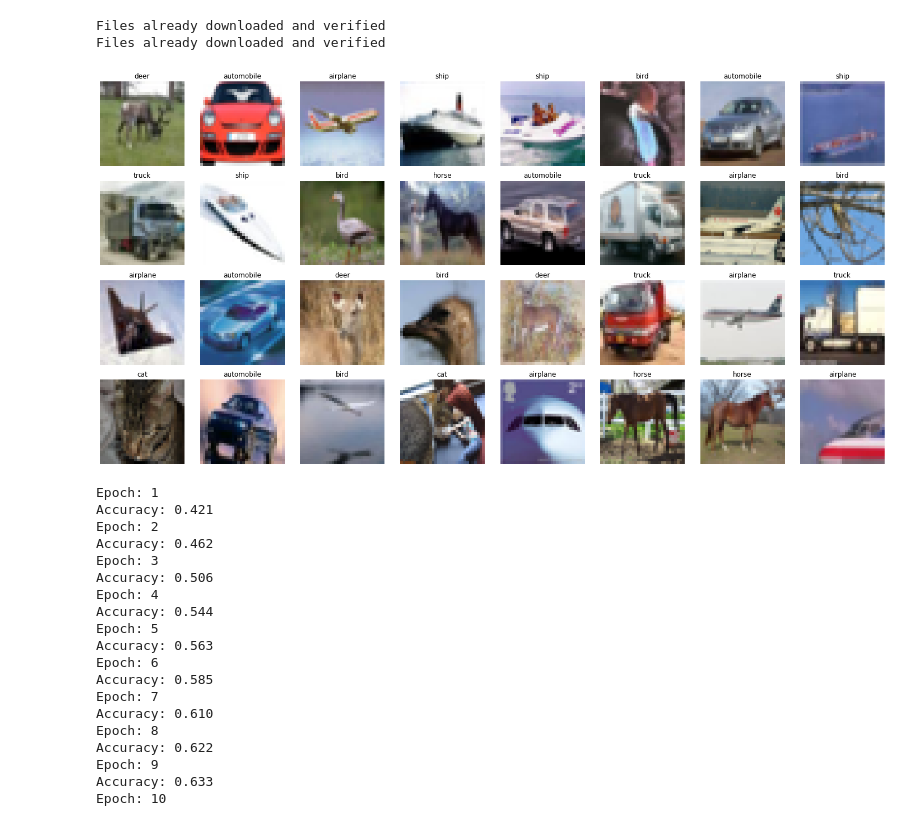
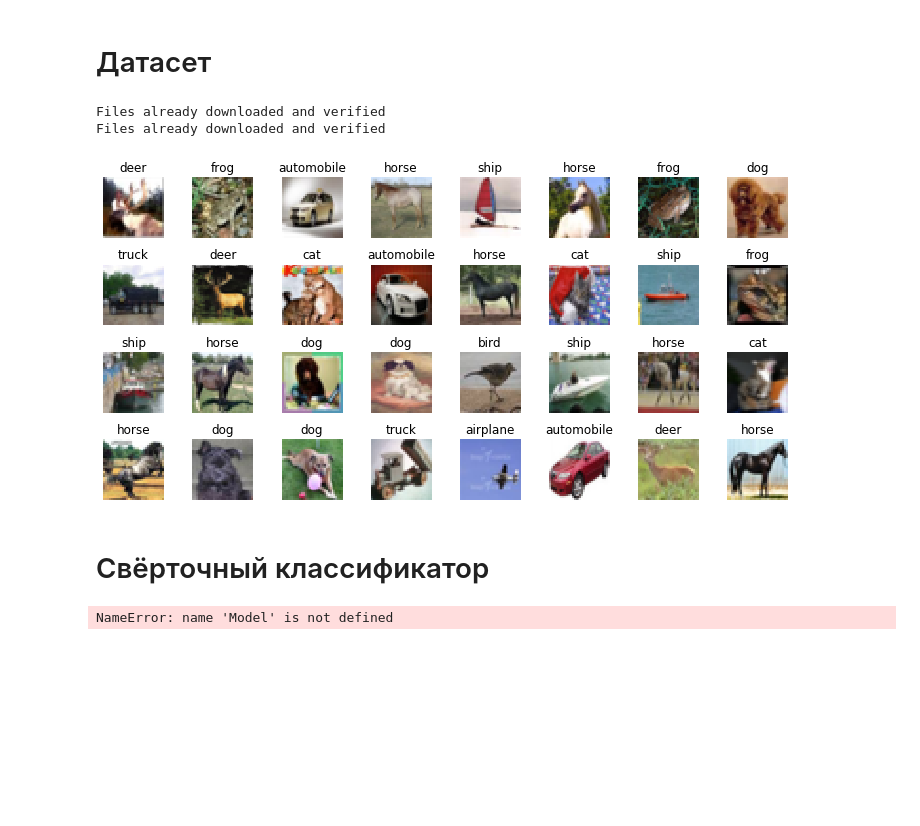
Before and after one commit to atercygnus/Otus-DeepLearningEngeneer, a Jupyter notebook: lesson11/CNN.ipynb, the cells around one changed output. Saved outputs shown, nothing was run; the diff lists cells and outputs as text; code cells hidden in the pictures; blank space fills up the shorter version.

```diff
--- a/lesson11/CNN.ipynb
+++ b/lesson11/CNN.ipynb
@@ -17,7 +15,12 @@ class_names = dict(zip(list(range(10)), meta['label_names']))
+# %% [markdown]
+# Датасет
+# %%
+cifar10_classes = ["airplane", "automobile", "bird", "cat", "deer",
+                   "dog", "frog", "horse", "ship", "truck"]
 # %%
 transform_list = transforms.Compose([
     transforms.ToTensor(),
-    transforms.Normalize((0.5,), (1,)),
+    transforms.Normalize((0.5,), (0.5,)),
 ])
 
 train = datasets.CIFAR10('../data/CIFAR10/train', train=True, download=True, transform=transform_list)
@@ -31,20 +34,22 @@ testset = torch.utils.data.DataLoader(test, batch_size=128, shuffle=True)
 # %%
 batch, labels = next(iter(trainset))
 
-f = plt.figure(figsize=(20, 10))
+f = plt.figure(figsize=(10, 5))
 
 n_rows = 8
 n_cols = 4
 
 for i in range(n_cols*n_rows):
     ax = f.add_subplot(n_cols, n_rows, i+1)
     ax.axis('off')
-    plt.imshow(batch[i].permute(1,2,0)+.5)
-    plt.title(class_names[int(labels[i])])
+    plt.imshow(batch[i].permute(1,2,0)/2+.5)
+    plt.title(cifar10_classes[int(labels[i])])
 
 plt.tight_layout()
 # %% [output]
-[figure, old version]
+[figure, new version]
+# %% [markdown]
+# Свёрточный классификатор
 # %%
 def conv_block(in_ch, inner_ch, out_ch):
     return nn.Sequential(
@@ -120,17 +162,16 @@ def evaluate_accuracy_and_loss(model, testset):
 %%time
 
 model = Model().cuda()
-epochs = 10
+epochs = 25
 
 optimizer = optim.Adamax(model.parameters(), lr=5e-3)
 criterion = nn.CrossEntropyLoss()
 
 for e in range(epochs):
-    print('Epoch: %s' % str(e+1))
 
     model.train()
-    for param_group in optimizer.param_groups:
-        param_group['lr'] = 5e-3*0.9**e
+
+    print('Epoch: %s lr: %.4f' % (str(e+1), get_lr(optimizer)))
 
     for i, (batch, labels) in enumerate(trainset):
 
@@ -144,24 +185,6 @@ for e in range(epochs):
 
     else:
         model.eval()
-        print('Accuracy: %.3f' % evaluate_accuracy_and_loss(model, testset))
+        print('Accuracy: %.3f' % evaluate_accuracy(model, testset))
 # %% [output]
-Epoch: 1
-Accuracy: 0.421
-Epoch: 2
-Accuracy: 0.462
-Epoch: 3
-Accuracy: 0.506
-Epoch: 4
-Accuracy: 0.544
-Epoch: 5
-Accuracy: 0.563
-Epoch: 6
-Accuracy: 0.585
-Epoch: 7
-Accuracy: 0.610
-Epoch: 8
-Accuracy: 0.622
-Epoch: 9
-Accuracy: 0.633
-Epoch: 10
+NameError: name 'Model' is not defined
```
Also changed, not shown: parts of 45 cells of this notebook.
